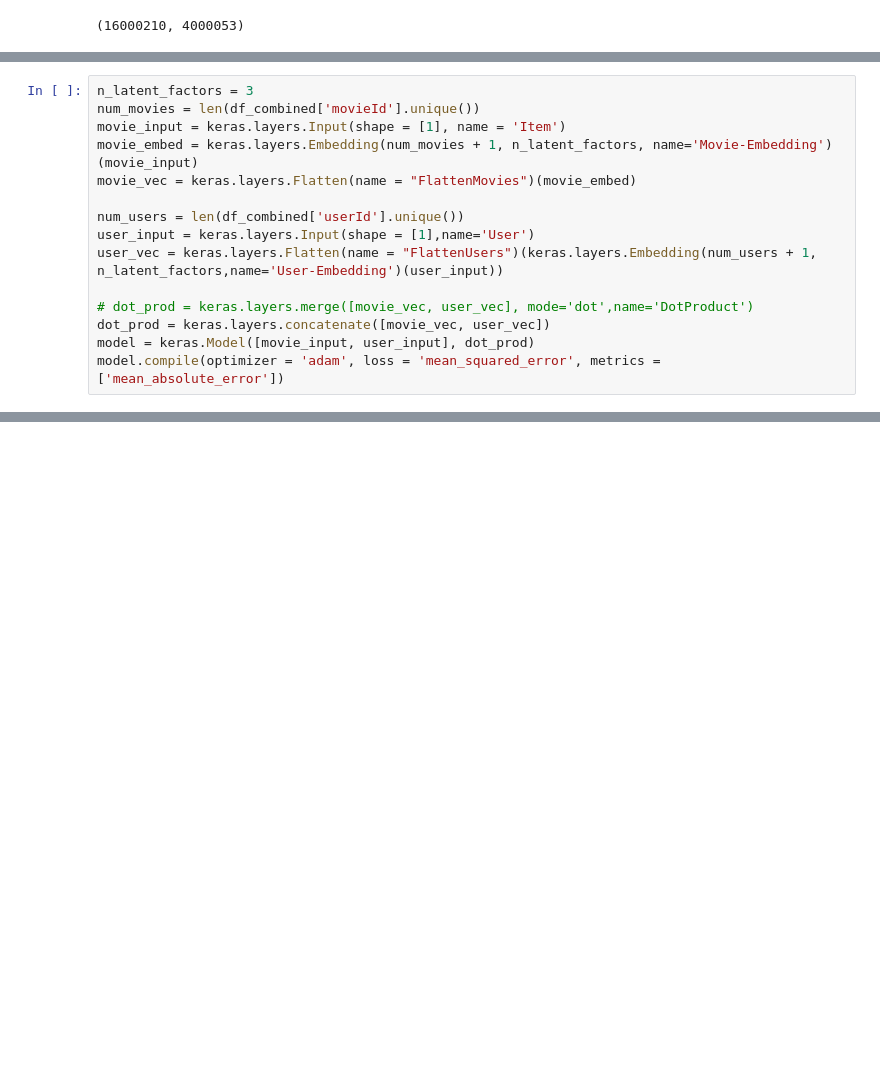
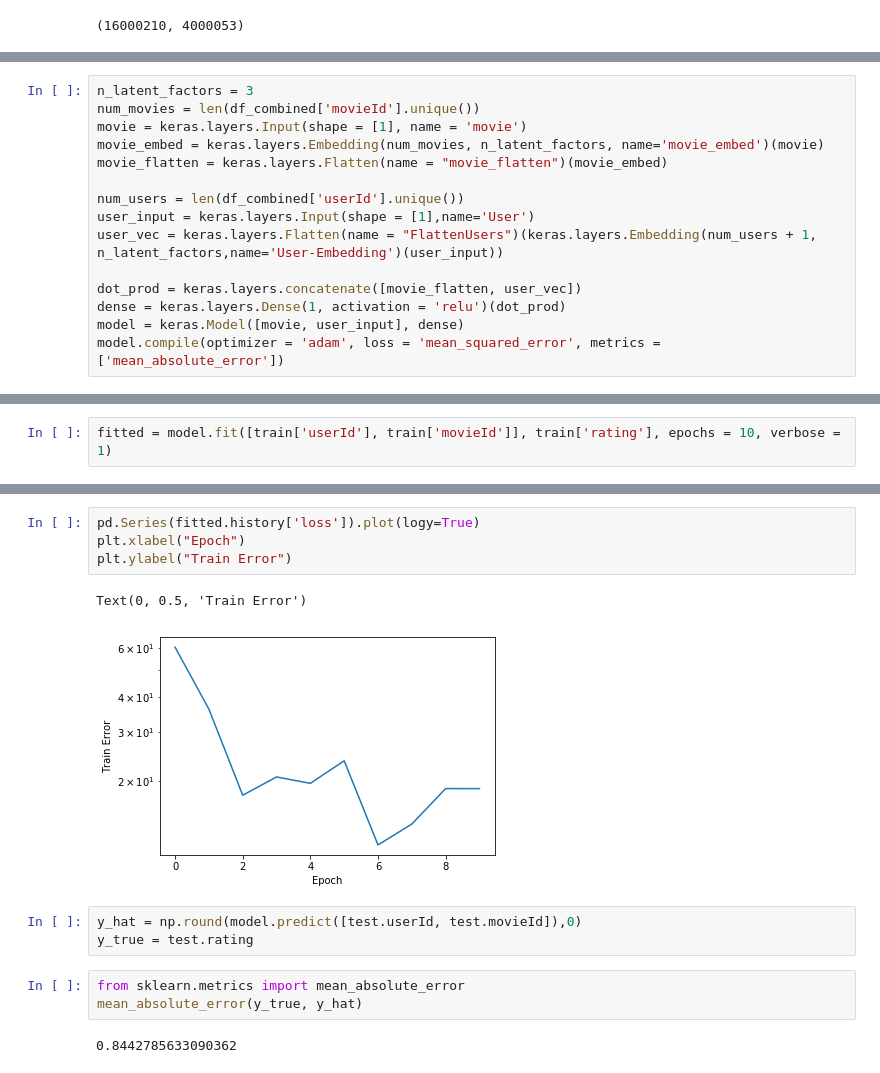
Before and after one commit to RaymondDashWu/DS-2.2-Deep-Learning, a Jupyter notebook: MovieLens 20M Keras Neural Collaborative Filtering.ipynb, the cells around one changed output, grey strips where cells are left out. Drawn from its saved outputs; the diff is of its cells as text; blank space fills up the shorter version.

Commit message:
[ADD] predictions + accuracy

```diff
--- a/MovieLens 20M Keras Neural Collaborative Filtering.ipynb
+++ b/MovieLens 20M Keras Neural Collaborative Filtering.ipynb
@@ -148,15 +149,15 @@ df_combined.head()
 # %%
 n_latent_factors = 3
 num_movies = len(df_combined['movieId'].unique())
-movie_input = keras.layers.Input(shape = [1], name = 'Item')
-movie_embed = keras.layers.Embedding(num_movies + 1, n_latent_factors, name='Movie-Embedding')(movie_input)
-movie_vec = keras.layers.Flatten(name = "FlattenMovies")(movie_embed)
+movie = keras.layers.Input(shape = [1], name = 'movie')
+movie_embed = keras.layers.Embedding(num_movies, n_latent_factors, name='movie_embed')(movie)
+movie_flatten = keras.layers.Flatten(name = "movie_flatten")(movie_embed)
 
 num_users = len(df_combined['userId'].unique())
 user_input = keras.layers.Input(shape = [1],name='User')
 user_vec = keras.layers.Flatten(name = "FlattenUsers")(keras.layers.Embedding(num_users + 1, n_latent_factors,name='User-Embedding')(user_input))
 
-# dot_prod = keras.layers.merge([movie_vec, user_vec], mode='dot',name='DotProduct')
-dot_prod = keras.layers.concatenate([movie_vec, user_vec])
-model = keras.Model([movie_input, user_input], dot_prod)
+dot_prod = keras.layers.concatenate([movie_flatten, user_vec])
+dense = keras.layers.Dense(1, activation = 'relu')(dot_prod)
+model = keras.Model([movie, user_input], dense)
 model.compile(optimizer = 'adam', loss = 'mean_squared_error', metrics = ['mean_absolute_error'])
@@ -166,0 +206,2 @@ SVG(model_to_dot(model, show_shapes = True, show_layer_names = True, rankdir = '
+# %%
+fitted = model.fit([train['userId'], train['movieId']], train['rating'], epochs = 10, verbose = 1)
@@ -166,0 +229,15 @@ SVG(model_to_dot(model, show_shapes = True, show_layer_names = True, rankdir = '
+# %%
+pd.Series(fitted.history['loss']).plot(logy=True)
+plt.xlabel("Epoch")
+plt.ylabel("Train Error")
+# %% [output]
+Text(0, 0.5, 'Train Error')
+[figure, added]
+# %%
+y_hat = np.round(model.predict([test.userId, test.movieId]),0)
+y_true = test.rating
+# %%
+from sklearn.metrics import mean_absolute_error
+mean_absolute_error(y_true, y_hat)
+# %% [output]
+0.8442785633090362
```
Also changed, not shown: parts of 11 cells of this notebook.
